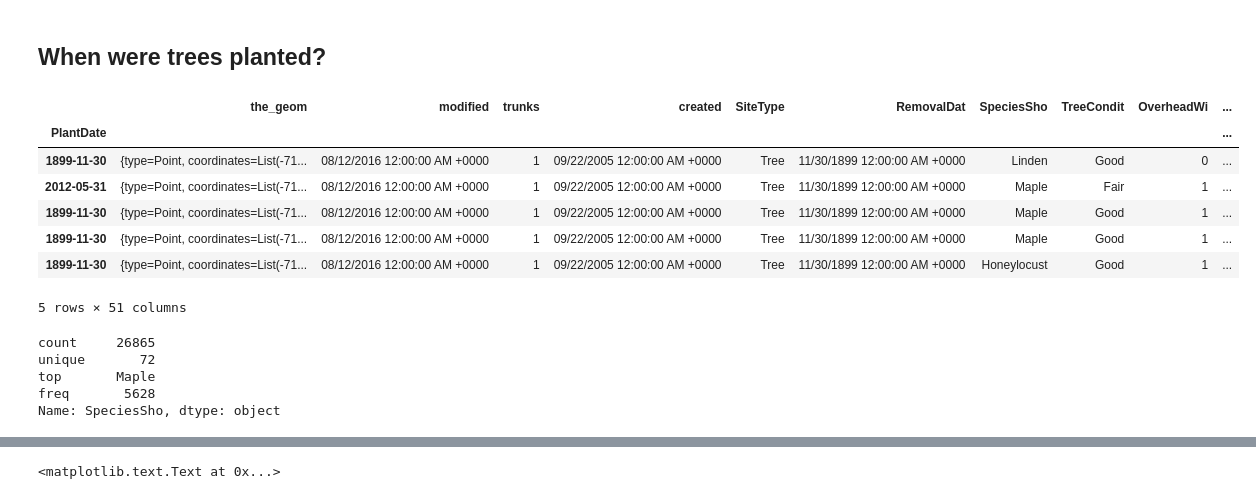
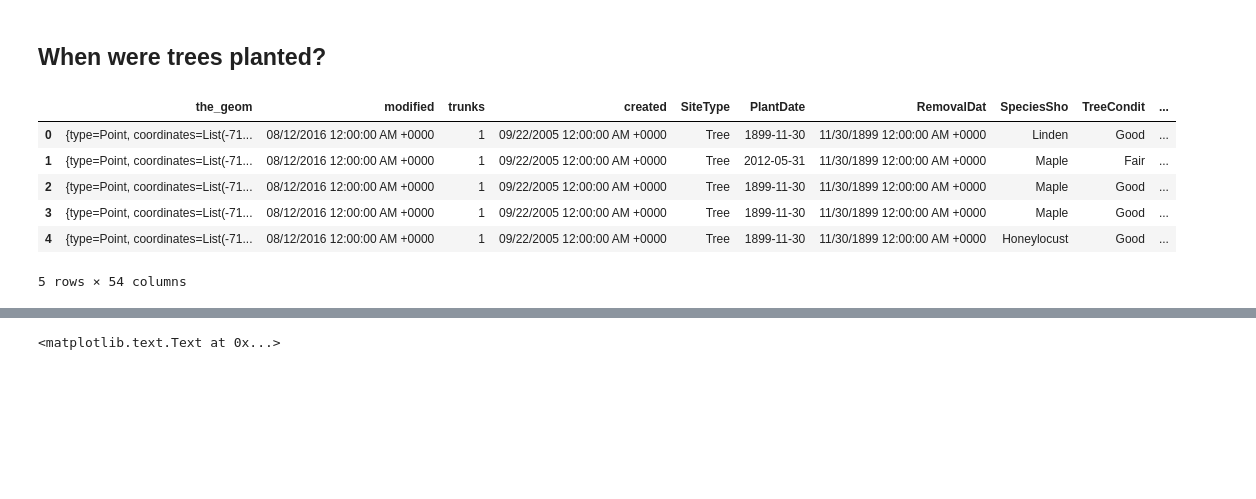
Before and after one commit to somhegyi-zz/Cambridge-Trees, a Jupyter notebook: Cambridge_tree_exploratory_analysis.ipynb, the cells around one changed output, grey strips where cells are left out. Saved outputs shown, nothing was run; the diff lists cells and outputs as text; code cells hidden in the pictures; blank space fills up the shorter version.

```diff
--- a/Cambridge_tree_exploratory_analysis.ipynb
+++ b/Cambridge_tree_exploratory_analysis.ipynb
@@ -68,28 +67,14 @@ Columns (29,45) have mixed types. Specify dtype option on import or set low_memo
 # %%
 # Convert to datetime object
 cambridge_tree_df['PlantDate'] = pd.to_datetime(cambridge_tree_df['PlantDate'],infer_datetime_format=True)
-cambridge_tree_plant_date_df = cambridge_tree_df.copy()
-cambridge_tree_plant_date_df.head()
-cambridge_tree_plant_date_df.index =cambridge_tree_plant_date_df['PlantDate']
-del cambridge_tree_plant_date_df['PlantDate']
-cambridge_tree_plant_date_df.head()
+cambridge_tree_df['plant_year'] = pd.DatetimeIndex(cambridge_tree_df['PlantDate']).year
+cambridge_tree_df['plant_month'] = pd.DatetimeIndex(cambridge_tree_df['PlantDate']).month
+cambridge_tree_df.head()
 # %% [output]
-|  | the_geom | modified | trunks | created | SiteType | RemovalDat | SpeciesSho | TreeCondit | OverheadWi | ... |
-| PlantDate |  |  |  |  |  |  |  |  |  | ... |
-| 1899-11-30 | {type=Point, coordinates=List(-71... | 08/12/2016 12:00:00 AM +0000 | 1 | 09/22/2005 12:00:00 AM +0000 | Tree | 11/30/1899 12:00:00 AM +0000 | Linden | Good | 0 | ... |
-| 2012-05-31 | {type=Point, coordinates=List(-71... | 08/12/2016 12:00:00 AM +0000 | 1 | 09/22/2005 12:00:00 AM +0000 | Tree | 11/30/1899 12:00:00 AM +0000 | Maple | Fair | 1 | ... |
-| 1899-11-30 | {type=Point, coordinates=List(-71... | 08/12/2016 12:00:00 AM +0000 | 1 | 09/22/2005 12:00:00 AM +0000 | Tree | 11/30/1899 12:00:00 AM +0000 | Maple | Good | 1 | ... |
-| 1899-11-30 | {type=Point, coordinates=List(-71... | 08/12/2016 12:00:00 AM +0000 | 1 | 09/22/2005 12:00:00 AM +0000 | Tree | 11/30/1899 12:00:00 AM +0000 | Maple | Good | 1 | ... |
-| 1899-11-30 | {type=Point, coordinates=List(-71... | 08/12/2016 12:00:00 AM +0000 | 1 | 09/22/2005 12:00:00 AM +0000 | Tree | 11/30/1899 12:00:00 AM +0000 | Honeylocust | Good | 1 | ... |
+|  | the_geom | modified | trunks | created | SiteType | PlantDate | RemovalDat | SpeciesSho | TreeCondit | ... |
+| 0 | {type=Point, coordinates=List(-71... | 08/12/2016 12:00:00 AM +0000 | 1 | 09/22/2005 12:00:00 AM +0000 | Tree | 1899-11-30 | 11/30/1899 12:00:00 AM +0000 | Linden | Good | ... |
+| 1 | {type=Point, coordinates=List(-71... | 08/12/2016 12:00:00 AM +0000 | 1 | 09/22/2005 12:00:00 AM +0000 | Tree | 2012-05-31 | 11/30/1899 12:00:00 AM +0000 | Maple | Fair | ... |
+| 2 | {type=Point, coordinates=List(-71... | 08/12/2016 12:00:00 AM +0000 | 1 | 09/22/2005 12:00:00 AM +0000 | Tree | 1899-11-30 | 11/30/1899 12:00:00 AM +0000 | Maple | Good | ... |
+| 3 | {type=Point, coordinates=List(-71... | 08/12/2016 12:00:00 AM +0000 | 1 | 09/22/2005 12:00:00 AM +0000 | Tree | 1899-11-30 | 11/30/1899 12:00:00 AM +0000 | Maple | Good | ... |
+| 4 | {type=Point, coordinates=List(-71... | 08/12/2016 12:00:00 AM +0000 | 1 | 09/22/2005 12:00:00 AM +0000 | Tree | 1899-11-30 | 11/30/1899 12:00:00 AM +0000 | Honeylocust | Good | ... |
-5 rows × 51 columns
+5 rows × 54 columns
-# %%
-cambridge_tree_plant_date_df = cambridge_tree_plant_date_df[['SpeciesSho']]
-# cambridge_tree_plant_date_df.groupby(level=0).count()
-# cambridge_tree_plant_date_df.resample('D').sum().plot()
-cambridge_tree_plant_date_df['SpeciesSho'].describe()
-# %% [output]
-count     26865
-unique       72
-top       Maple
-freq       5628
-Name: SpeciesSho, dtype: object
```
Also changed, not shown: parts of 35 cells of this notebook.
